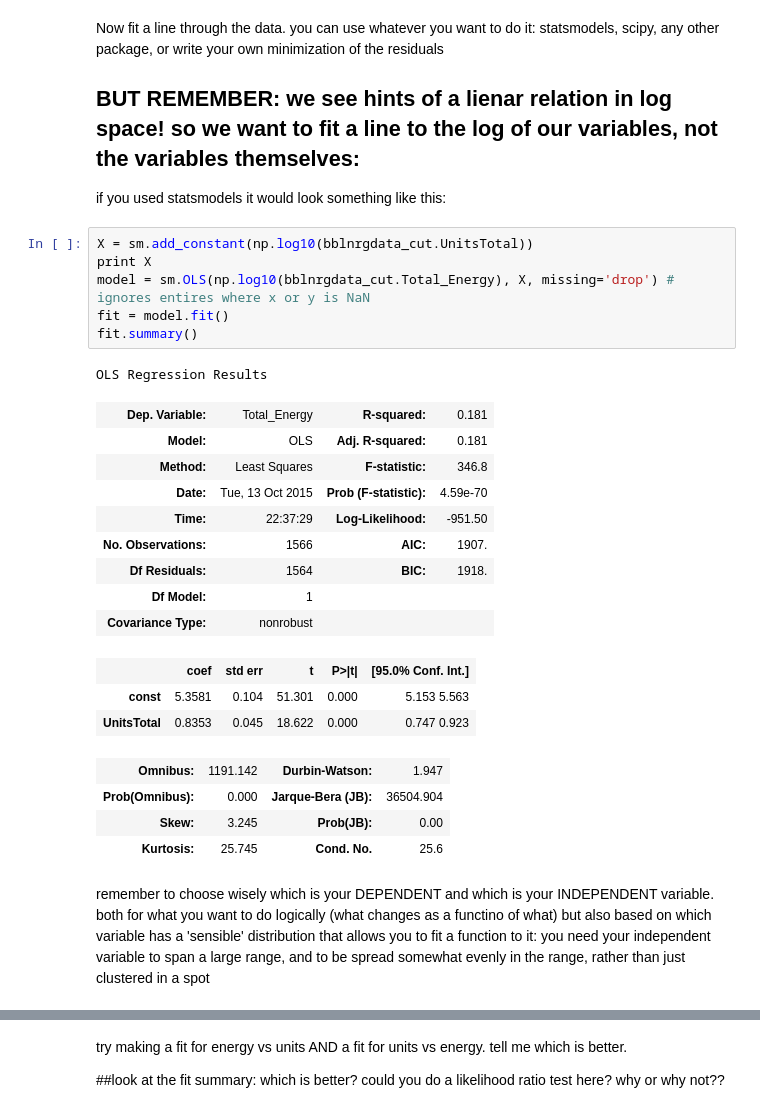
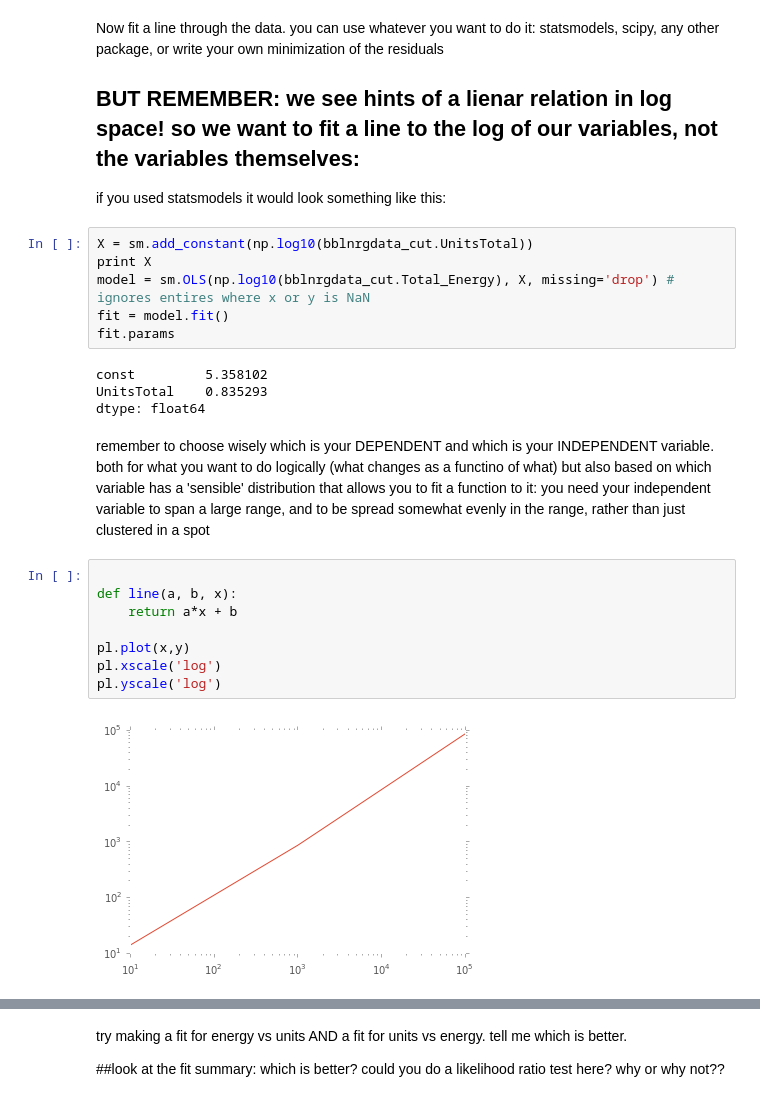
Before and after one commit to jjhall77/PUI2015_jjhall, a Jupyter notebook: HW5/building_nrg_instructions.ipynb, the cells around one changed output, grey strips where cells are left out. Drawn from its saved outputs; the diff is of its cells as text.

```diff
--- a/HW5/building_nrg_instructions.ipynb
+++ b/HW5/building_nrg_instructions.ipynb
@@ -186,28 +186,24 @@ X = sm.add_constant(np.log10(bblnrgdata_cut.UnitsTotal))
 print X
 model = sm.OLS(np.log10(bblnrgdata_cut.Total_Energy), X, missing='drop') # ignores entires where x or y is NaN
 fit = model.fit()
-fit.summary()
+fit.params
 # %% [output]
-OLS Regression Results
+const         5.358102
+UnitsTotal    0.835293
+dtype: float64
-| Dep. Variable: | Total_Energy | R-squared: | 0.181 |
-| Model: | OLS | Adj. R-squared: | 0.181 |
-| Method: | Least Squares | F-statistic: | 346.8 |
-| Date: | Tue, 13 Oct 2015 | Prob (F-statistic): | 4.59e-70 |
-| Time: | 22:37:29 | Log-Likelihood: | -951.50 |
-| No. Observations: | 1566 | AIC: | 1907. |
-| Df Residuals: | 1564 | BIC: | 1918. |
-| Df Model: | 1 |  |  |
-| Covariance Type: | nonrobust |  |  |
-|  | coef | std err | t | P>|t| | [95.0% Conf. Int.] |
-| const | 5.3581 | 0.104 | 51.301 | 0.000 | 5.153 5.563 |
-| UnitsTotal | 0.8353 | 0.045 | 18.622 | 0.000 | 0.747 0.923 |
-| Omnibus: | 1191.142 | Durbin-Watson: | 1.947 |
-| Prob(Omnibus): | 0.000 | Jarque-Bera (JB): | 36504.904 |
-| Skew: | 3.245 | Prob(JB): | 0.00 |
-| Kurtosis: | 25.745 | Cond. No. | 25.6 |
 # %% [markdown]
 remember to choose wisely which is your DEPENDENT and which is your INDEPENDENT variable.
 both for what you want to do logically (what changes as a functino of what) but also based on which  variable has a 'sensible' distribution that allows you to fit a function to it:
     you need your independent variable to span a large range, and to be spread somewhat evenly in the range,
     rather than just clustered in a spot
+# %%
+
+def line(a, b, x):
+    return a*x + b
+
+pl.plot(x,y)
+pl.xscale('log')
+pl.yscale('log')
+# %% [output]
+[figure, added]
 # %%
```
Also changed, not shown: parts of 5 cells of this notebook.
